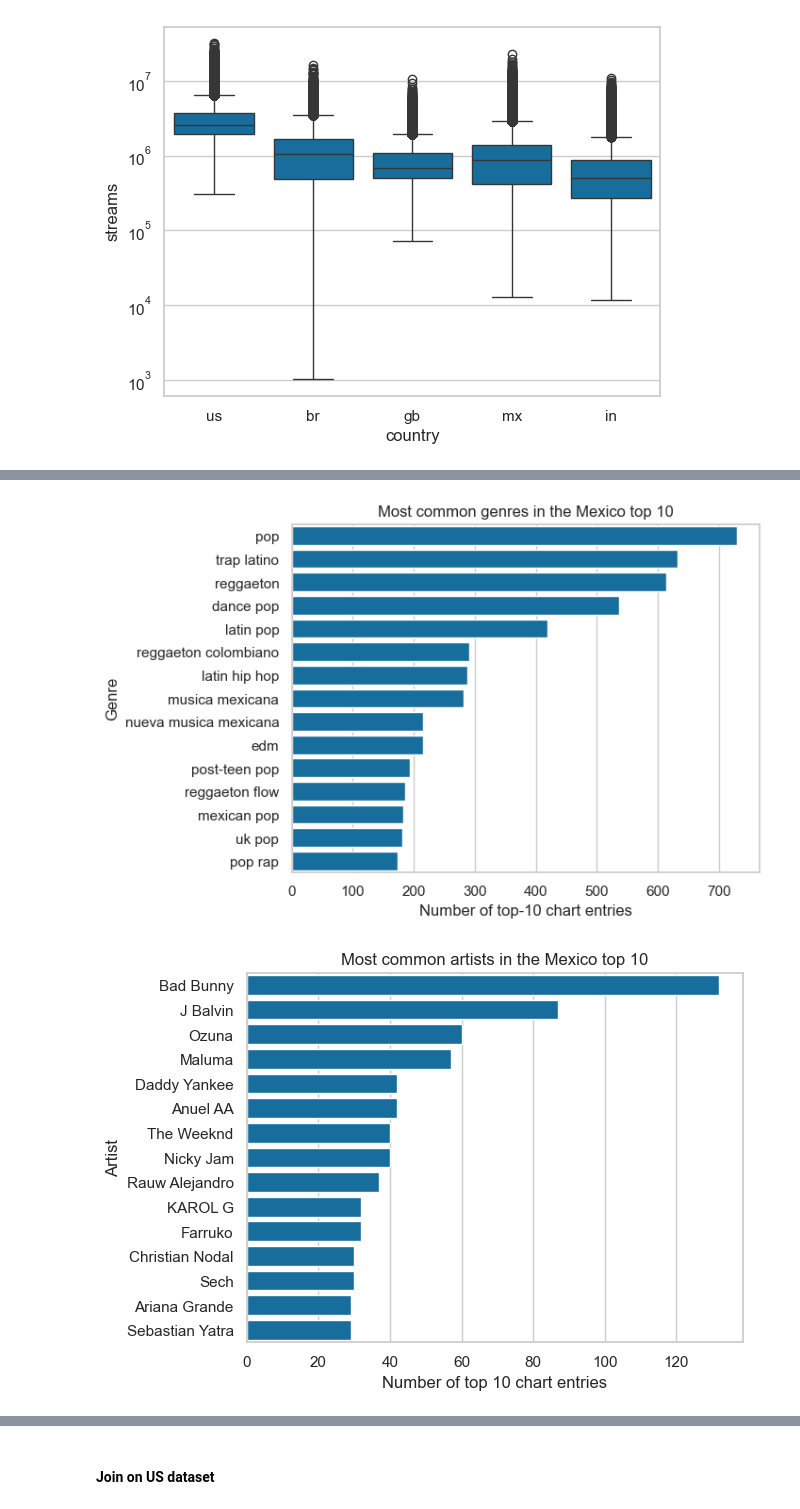
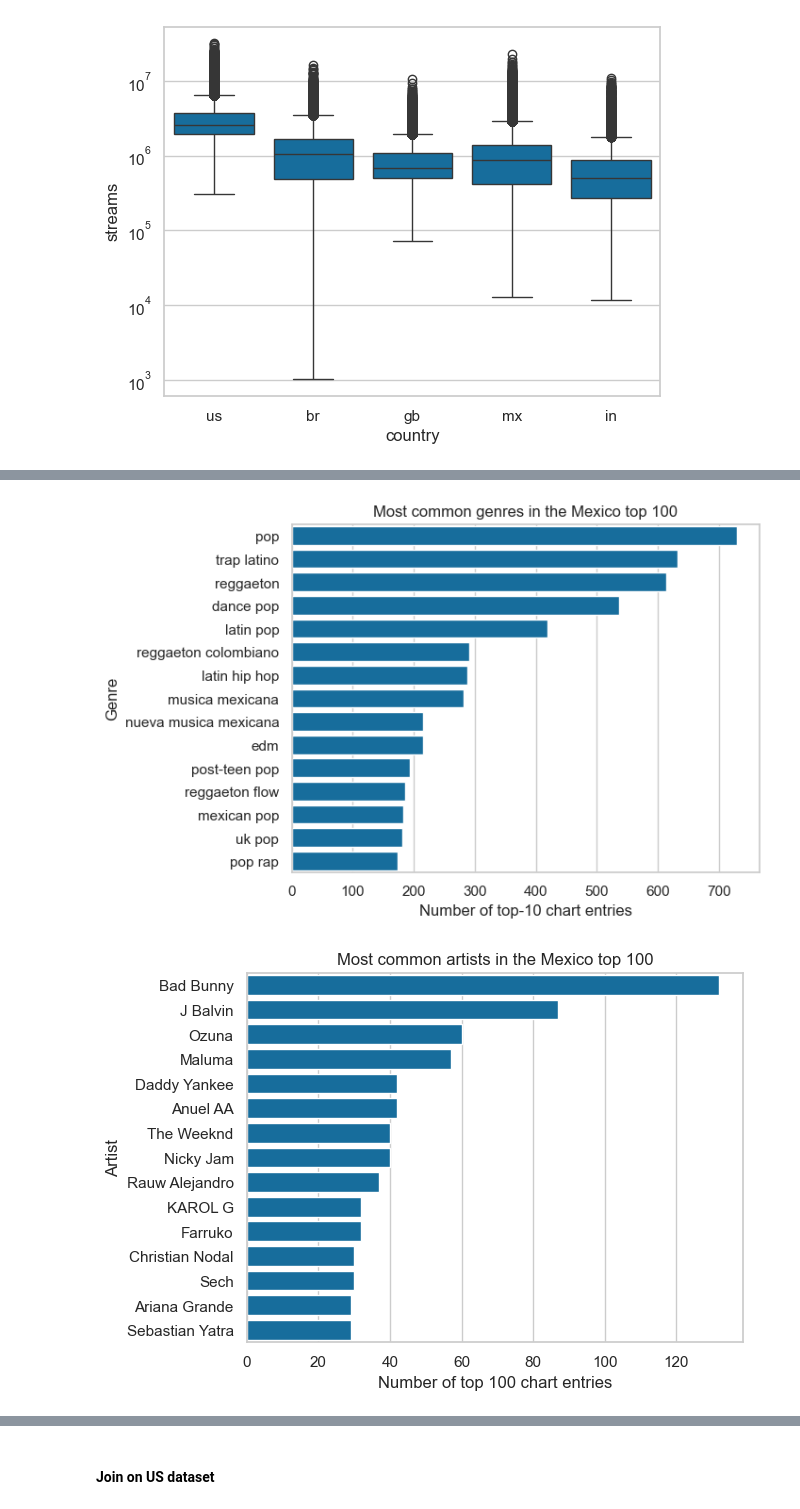
Before and after one commit to RyanFrazin/CS2410-Spotify-Data, a Jupyter notebook: CS2410_Spotify_Data.ipynb, the cells around one changed output, grey strips where cells are left out. Drawn from its saved outputs; the diff is of its cells as text; code cells hidden in the pictures.

```diff
--- a/CS2410_Spotify_Data.ipynb
+++ b/CS2410_Spotify_Data.ipynb
@@ -174,5 +176,5 @@ plt.show()
 # %%
-# Top genres most common in Mexico top 10
+# Top genres most common in Mexico top 100
 mx = df[df['country'] == 'mx'].drop_duplicates('track_id')
 
 import ast
@@ -185,18 +187,18 @@ top = genres.value_counts().head(15)
 sns.barplot(x=top.values, y=top.index)
 plt.xlabel('Number of top-10 chart entries')
 plt.ylabel('Genre')
-plt.title('Most common genres in the Mexico top 10')
+plt.title('Most common genres in the Mexico top 100')
 plt.show()
 # %% [output]
-[figure, old version]
+[figure, new version]
 # %%
 mx_artists = mx['artists'].dropna().apply(ast.literal_eval).explode().dropna()
 top = mx_artists.value_counts().head(15)
 sns.barplot(x=top.values, y=top.index)
-plt.xlabel("Number of top 10 chart entries")
+plt.xlabel("Number of top 100 chart entries")
 plt.ylabel('Artist')
-plt.title("Most common artists in the Mexico top 10")
+plt.title("Most common artists in the Mexico top 100")
 plt.show()
 # %% [output]
-[figure, old version]
+[figure, new version]
 # %%
```
Also changed, not shown: parts of 22 cells of this notebook.
